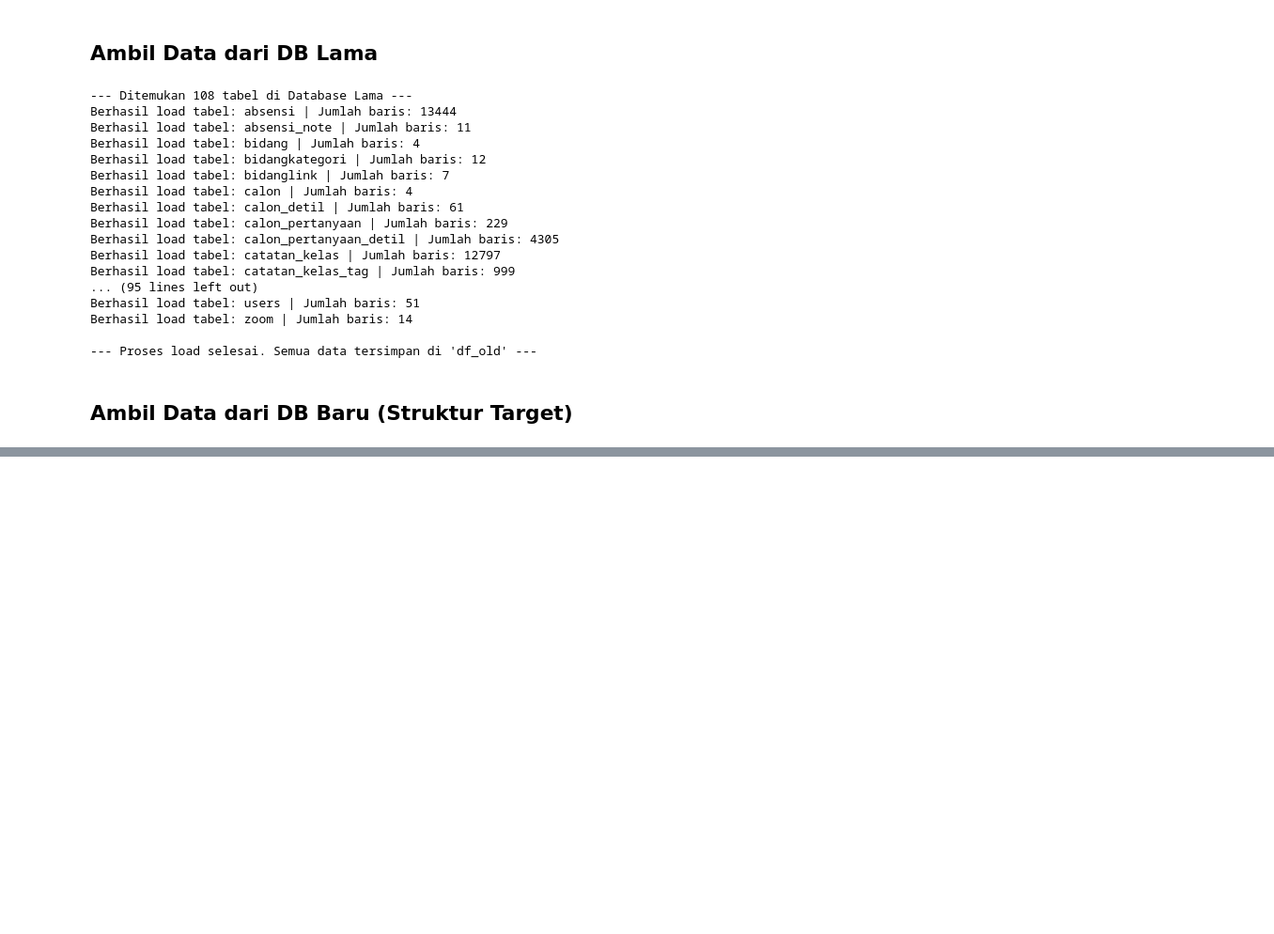
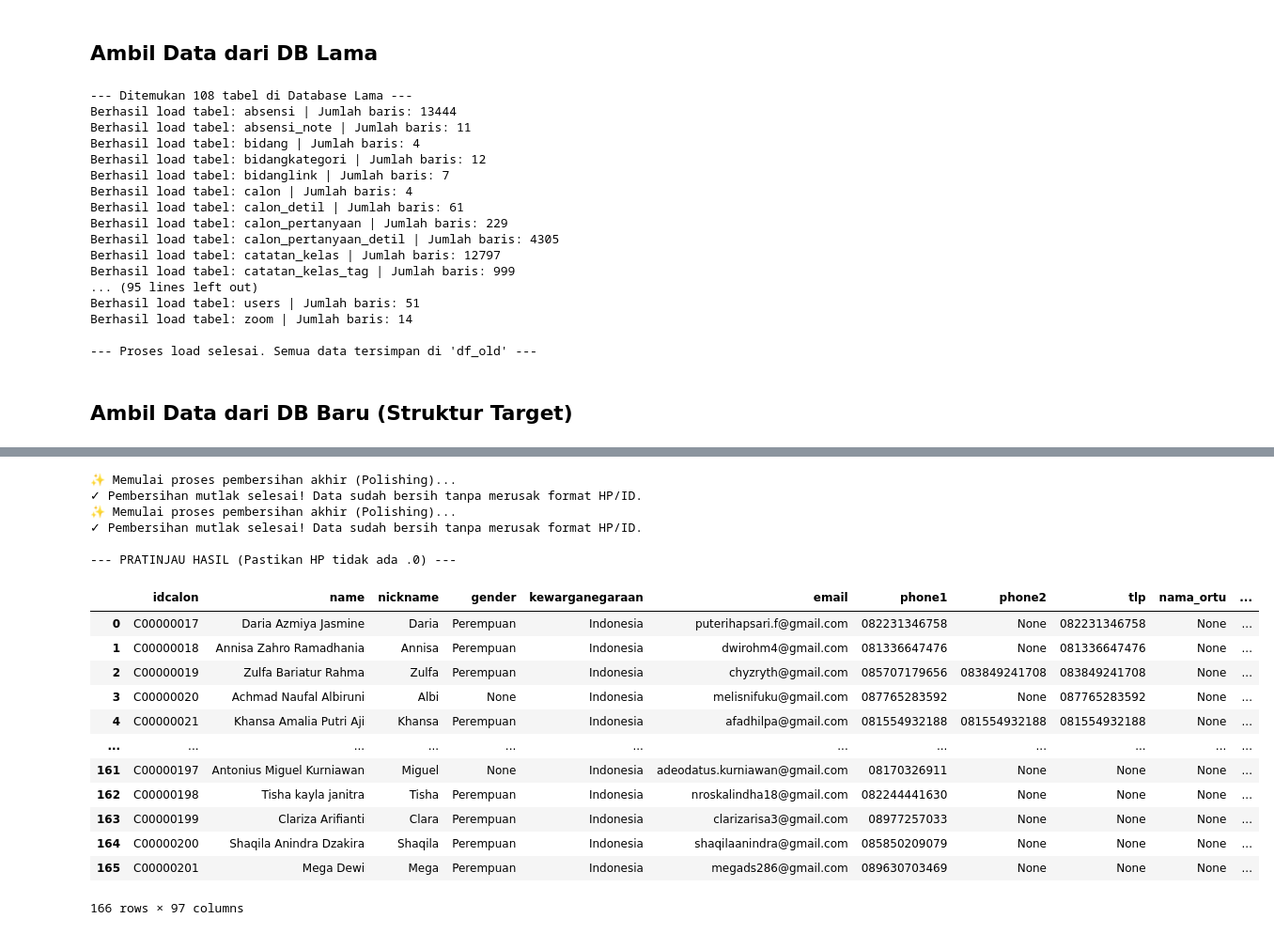
Before and after one commit to umamhaniff/DB_Migration_Leap, a Jupyter notebook: fase_3/script_cimut.ipynb, the cells around one changed output, grey strips where cells are left out. Shown at 94% size. Cells and saved outputs as stored; diff of their text form; code cells hidden in the pictures; blank space fills up the shorter version.

```diff
--- a/fase_3/script_cimut.ipynb
+++ b/fase_3/script_cimut.ipynb
@@ -2590,0 +1143,72 @@ Siap untuk digunakan di insert_handler.ipynb
+# %%
+import pandas as pd
+import numpy as np
+
+def final_polish_data(df):
+    print("✨ Memulai proses pembersihan akhir (Polishing)...")
+    df_polished = df.copy()
+
+    # 1. DAFTAR KOLOM YANG TIDAK BOLEH DISENTUH (TETAP STRING/OBJECT)
+    # Masukkan semua kolom ID, Telepon, dan Kode ke sini
+    kolom_kecualikan = [
+        'idcalon', 'id_kontak_prospek', 'kode_kontak', 'phone1', 'phone2',
+        'email', 'idpendkursus', 'idcatatanawal_admin', 'nomor_invoice'
+    ]
+
+    # 2. SAPU BERSIH DATA KOTOR
+    df_polished = df_polished.replace([r'^\s*$', '-', 'nan', 'None', 'NULL'], np.nan, regex=True)
+
+    # 3. KONVERSI ANGKA YANG BENAR-BENAR ANGKA (FLOT -> INT)
+    for col in df_polished.columns:
+        # Pengecualian ketat
+        if 'date' in col.lower() or 'created_at' in col.lower() or 'updated_at' in col.lower():
+            continue
+        if col in kolom_kecualikan:
+            continue
+
+        # Coba ubah ke numerik
+        try:
+            # Gunakan pd.to_numeric dengan errors='coerce' agar yang bukan angka jadi NaN
+            temp_col = pd.to_numeric(df_polished[col], errors='coerce')
+
+            # Jika kolom tersebut berhasil jadi numerik (tidak semua NaN)
+            if temp_col.notna().any():
+                # Pastikan ini memang kolom angka, bukan ID yang terdeteksi secara tidak sengaja
+                # Kita ubah hanya jika tipe aslinya float dan tidak termasuk daftar pengecualian
+                if df_polished[col].dtype in ['float64', 'float32']:
+                    df_polished[col] = temp_col.fillna(-1).astype(int).replace(-1, np.nan)
+        except:
+            continue
+
+    # 4. MENGUBAH NaN MENJADI None (Agar ramah MySQL)
+    df_polished = df_polished.astype(object).where(pd.notnull(df_polished), None)
+
+    print("✓ Pembersihan mutlak selesai! Data sudah bersih tanpa merusak format HP/ID.")
+    return df_polished
+
+# === EKSEKUSI PADA KEDUA TABEL ===
+table_3_left_join = final_polish_data(table_3_left_join)
+table_4_exclusive = final_polish_data(table_4_exclusive)
+
+print("\n--- PRATINJAU HASIL (Pastikan HP tidak ada .0) ---")
+display(table_3_left_join)
+# %% [output]
+✨ Memulai proses pembersihan akhir (Polishing)...
+✓ Pembersihan mutlak selesai! Data sudah bersih tanpa merusak format HP/ID.
+✨ Memulai proses pembersihan akhir (Polishing)...
+✓ Pembersihan mutlak selesai! Data sudah bersih tanpa merusak format HP/ID.
+
+--- PRATINJAU HASIL (Pastikan HP tidak ada .0) ---
+|  | idcalon | name | nickname | gender | kewarganegaraan | email | phone1 | phone2 | tlp | nama_ortu | ... |
+| 0 | C00000017 | Daria Azmiya Jasmine | Daria | Perempuan | Indonesia | puterihapsari.f@gmail.com | 082231346758 | None | 082231346758 | None | ... |
+| 1 | C00000018 | Annisa Zahro Ramadhania | Annisa | Perempuan | Indonesia | dwirohm4@gmail.com | 081336647476 | None | 081336647476 | None | ... |
+| 2 | C00000019 | Zulfa Bariatur Rahma | Zulfa | Perempuan | Indonesia | chyzryth@gmail.com | 085707179656 | 083849241708 | 083849241708 | None | ... |
+| 3 | C00000020 | Achmad Naufal Albiruni | Albi | None | Indonesia | melisnifuku@gmail.com | 087765283592 | None | 087765283592 | None | ... |
+| 4 | C00000021 | Khansa Amalia Putri Aji | Khansa | Perempuan | Indonesia | afadhilpa@gmail.com | 081554932188 | 081554932188 | 081554932188 | None | ... |
+| ... | ... | ... | ... | ... | ... | ... | ... | ... | ... | ... | ... |
+| 161 | C00000197 | Antonius Miguel Kurniawan | Miguel | None | Indonesia | adeodatus.kurniawan@gmail.com | 08170326911 | None | None | None | ... |
+| 162 | C00000198 | Tisha kayla janitra | Tisha | Perempuan | Indonesia | nroskalindha18@gmail.com | 082244441630 | None | None | None | ... |
+| 163 | C00000199 | Clariza Arifianti | Clara | Perempuan | Indonesia | clarizarisa3@gmail.com | 08977257033 | None | None | None | ... |
+| 164 | C00000200 | Shaqila Anindra Dzakira | Shaqila | Perempuan | Indonesia | shaqilaanindra@gmail.com | 085850209079 | None | None | None | ... |
+| 165 | C00000201 | Mega Dewi | Mega | Perempuan | Indonesia | megads286@gmail.com | 089630703469 | None | None | None | ... |
+166 rows × 97 columns
```
Also changed, not shown: parts of 93 cells of this notebook, 19 other files.
